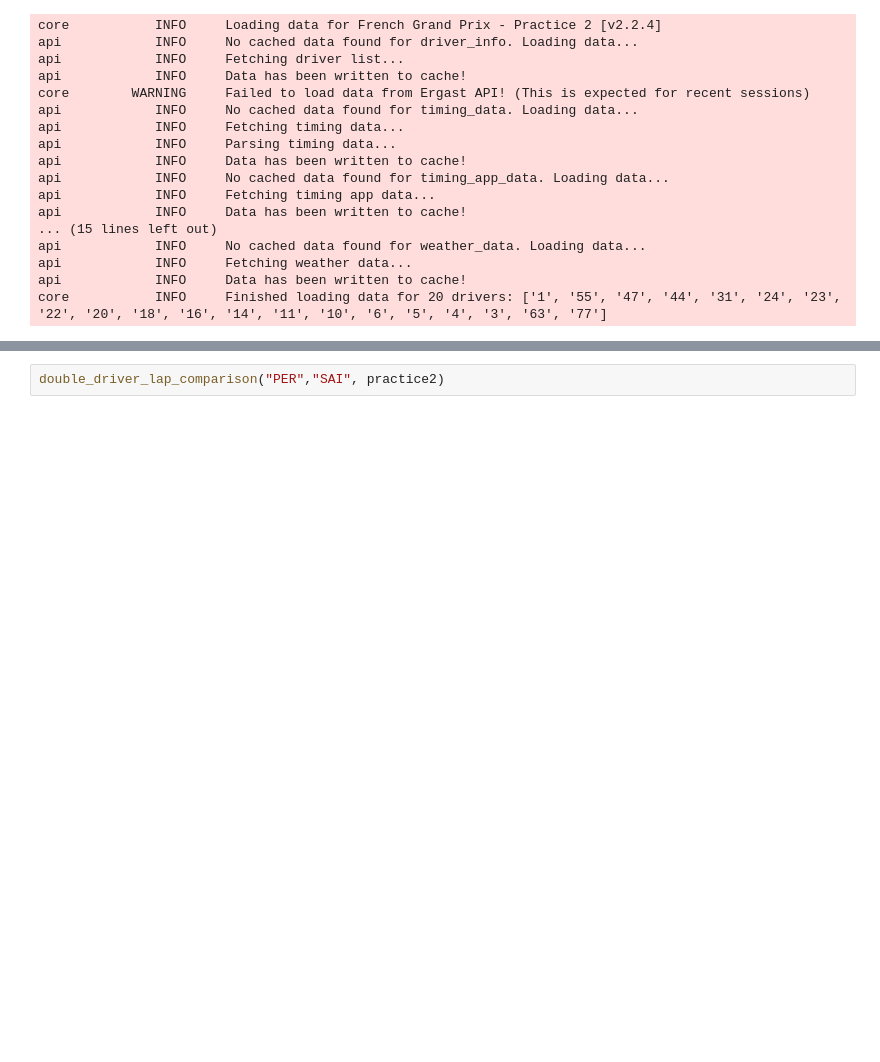
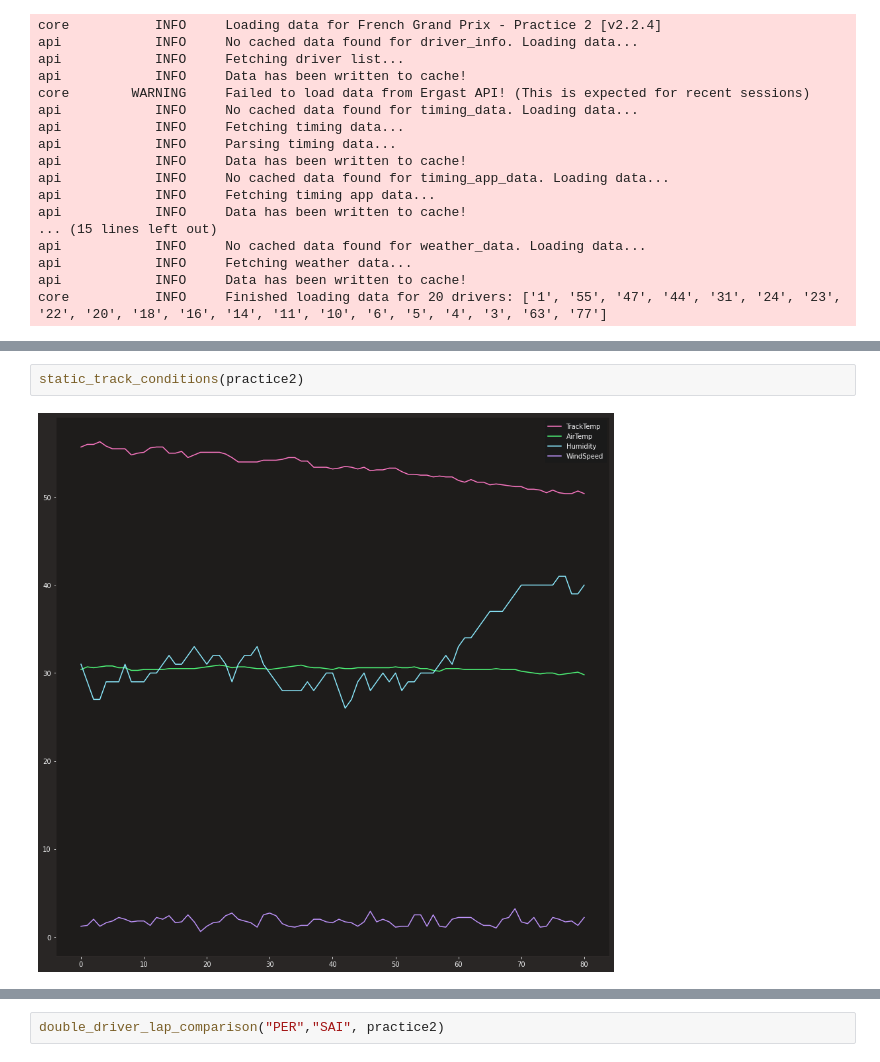
Before and after one commit to CamStevens15/F1_2022_race_analytics, a Jupyter notebook: Code_Analysis/FrenchGP2022.ipynb, the cells around one changed output, grey strips where cells are left out. Cells and saved outputs as stored; diff of their text form; blank space fills up the shorter version.

```diff
--- a/Code_Analysis/FrenchGP2022.ipynb
+++ b/Code_Analysis/FrenchGP2022.ipynb
@@ -52,0 +89,4 @@ core           INFO     Finished loading data for 20 drivers: ['1', '55', '47',
+# %%
+static_track_conditions(practice2)
+# %% [output]
+[figure, added]
```
Also changed, not shown: parts of 6 cells of this notebook.
